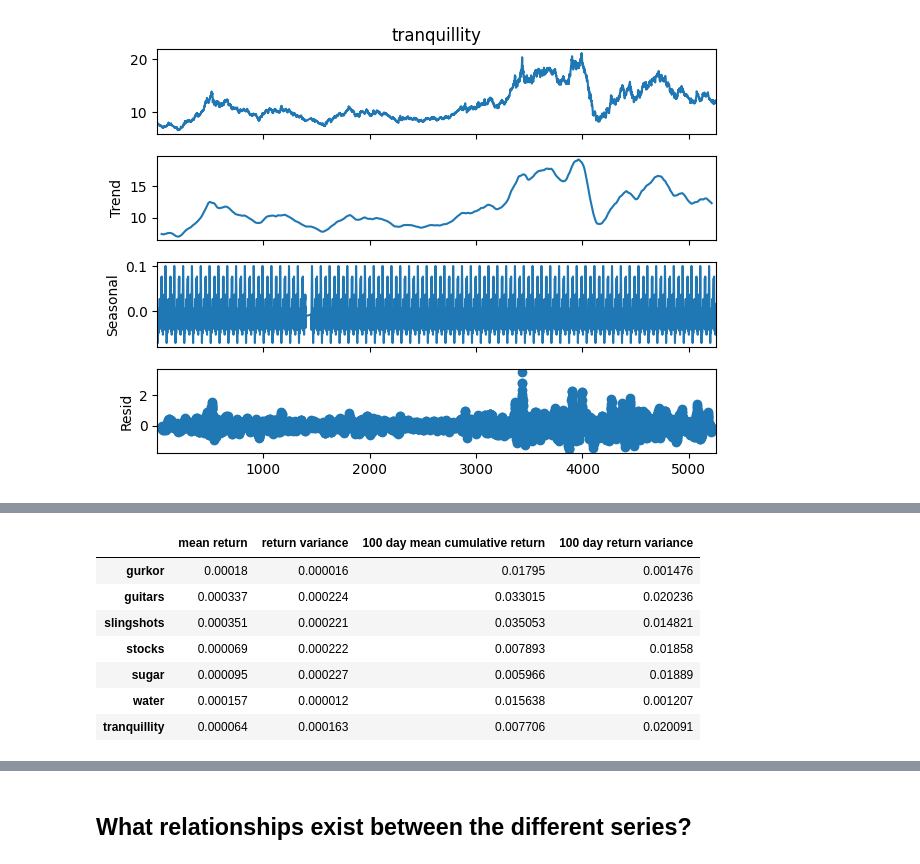
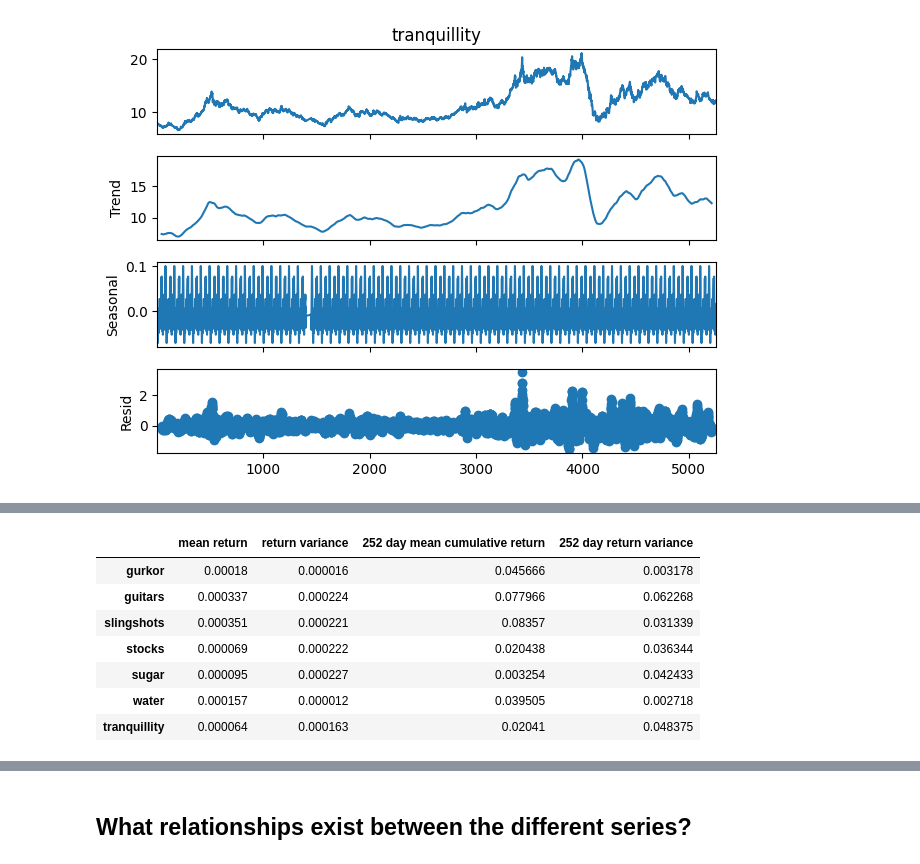
Before and after one commit to luprader/project_FTS, a Jupyter notebook: notebooks/task1_lukas.ipynb, the cells around one changed output, grey strips where cells are left out. Saved outputs shown, nothing was run; the diff lists cells and outputs as text; code cells hidden in the pictures.

```diff
--- a/notebooks/task1_lukas.ipynb
+++ b/notebooks/task1_lukas.ipynb
@@ -139,33 +145,37 @@ axes = axes.flatten()
 
 found_periods = {}
 for i, col_name in enumerate(data_clean.columns):
-
     # detrend using moving average
     ts_ma = data_clean[col_name].rolling(window=100, center=True).mean()
     ts_detrended = (data_clean[col_name] - ts_ma).dropna().to_numpy()
 
     # periodogram using welch to determine
     f, Pxx_den = sp.signal.welch(ts_detrended, fs=1, nperseg=500)
-    axes[i].plot(f, Pxx_den, label = "Periodogram PSD")
-    axes[i].set_xlabel('frequency 1/days')
-    axes[i].set_ylabel('PSD')
+    axes[i].plot(f, Pxx_den, label="Periodogram PSD")
+    axes[i].set_xlabel("frequency 1/days")
+    axes[i].set_ylabel("PSD")
     axes[i].set_title(col_name)
 
     # find peaks
     peaks, properties = sp.signal.find_peaks(Pxx_den, height=np.percentile(Pxx_den, 95))
-    axes[i].scatter(f[peaks], Pxx_den[peaks], color="red", label = "Peaks")
+    axes[i].scatter(f[peaks], Pxx_den[peaks], color="red", label="Peaks")
 
     # peaks sorted by height
-    found_periods[col_name] = np.rint(1/f[peaks[np.argsort(properties["peak_heights"])[::-1]]]).astype(int)
+    found_periods[col_name] = np.rint(
+        1 / f[peaks[np.argsort(properties["peak_heights"])[::-1]]]
+    ).astype(int)
 
 # hide any unused panels
 axes[7].set_visible(False)
 bbox = axes[7].get_position()
 
 # Single legend in the 8th subplot area
-fig.legend(['Periodogram PSD', 'Peaks'], bbox_to_anchor=bbox, loc='center', frameon=True)
+fig.legend(
+    ["Periodogram PSD", "Peaks"], bbox_to_anchor=bbox, loc="center", frameon=True
+)
 
 print(found_periods)
+np.save("../found_periods_price_data.npy", found_periods)
 
 plt.tight_layout()
 plt.show()
@@ -179,11 +189,12 @@ from statsmodels.tsa.seasonal import seasonal_decompose
 
 plots = []
 for i, col_name in enumerate(data_clean.columns):
-
     ts = data_clean[col_name].dropna()
     ts.reindex(range(len(ts)))
 
-    decomposition = seasonal_decompose(ts, model='additive', period=found_periods[col_name][0])
+    decomposition = seasonal_decompose(
+        ts, model="additive", period=found_periods[col_name][0]
+    )
 
     plots.append(decomposition.plot())
 # %% [output]
@@ -241,22 +259,29 @@ look-up table. The actual p-value is greater than the p-value returned.
 # %%
 # get average daily and 100 day cumulativereturns and variances per time series
-summary_df = pd.DataFrame(columns=["mean return", "return variance", "100 day mean cumulative return", "100 day return variance"], index=returns_data.columns)
+summary_df = pd.DataFrame(
+    columns=[
+        "mean return",
+        "return variance",
+        "252 day mean cumulative return",
+        "252 day return variance",
+    ],
+    index=returns_data.columns,
+)
 for col_name in returns_data.columns:
-
-    cumulative_100 = returns_data[col_name].rolling(window=100).sum()
+    cumulative_252 = returns_data[col_name].rolling(window=252).sum()
 
     summary_df.loc[col_name, "mean return"] = returns_data[col_name].mean()
-    summary_df.loc[col_name, "100 day mean cumulative return"] = cumulative_100.mean()
+    summary_df.loc[col_name, "252 day mean cumulative return"] = cumulative_252.mean()
     summary_df.loc[col_name, "return variance"] = returns_data[col_name].var()
-    summary_df.loc[col_name, "100 day return variance"] = cumulative_100.var()
+    summary_df.loc[col_name, "252 day return variance"] = cumulative_252.var()
 
 summary_df
 # %% [output]
-|  | mean return | return variance | 100 day mean cumulative return | 100 day return variance |
-| gurkor | 0.00018 | 0.000016 | 0.01795 | 0.001476 |
-| guitars | 0.000337 | 0.000224 | 0.033015 | 0.020236 |
-| slingshots | 0.000351 | 0.000221 | 0.035053 | 0.014821 |
-| stocks | 0.000069 | 0.000222 | 0.007893 | 0.01858 |
-| sugar | 0.000095 | 0.000227 | 0.005966 | 0.01889 |
-| water | 0.000157 | 0.000012 | 0.015638 | 0.001207 |
-| tranquillity | 0.000064 | 0.000163 | 0.007706 | 0.020091 |
+|  | mean return | return variance | 252 day mean cumulative return | 252 day return variance |
+| gurkor | 0.00018 | 0.000016 | 0.045666 | 0.003178 |
+| guitars | 0.000337 | 0.000224 | 0.077966 | 0.062268 |
+| slingshots | 0.000351 | 0.000221 | 0.08357 | 0.031339 |
+| stocks | 0.000069 | 0.000222 | 0.020438 | 0.036344 |
+| sugar | 0.000095 | 0.000227 | 0.003254 | 0.042433 |
+| water | 0.000157 | 0.000012 | 0.039505 | 0.002718 |
+| tranquillity | 0.000064 | 0.000163 | 0.02041 | 0.048375 |
```
Also changed, not shown: parts of 12 cells of this notebook, 1 other file.
